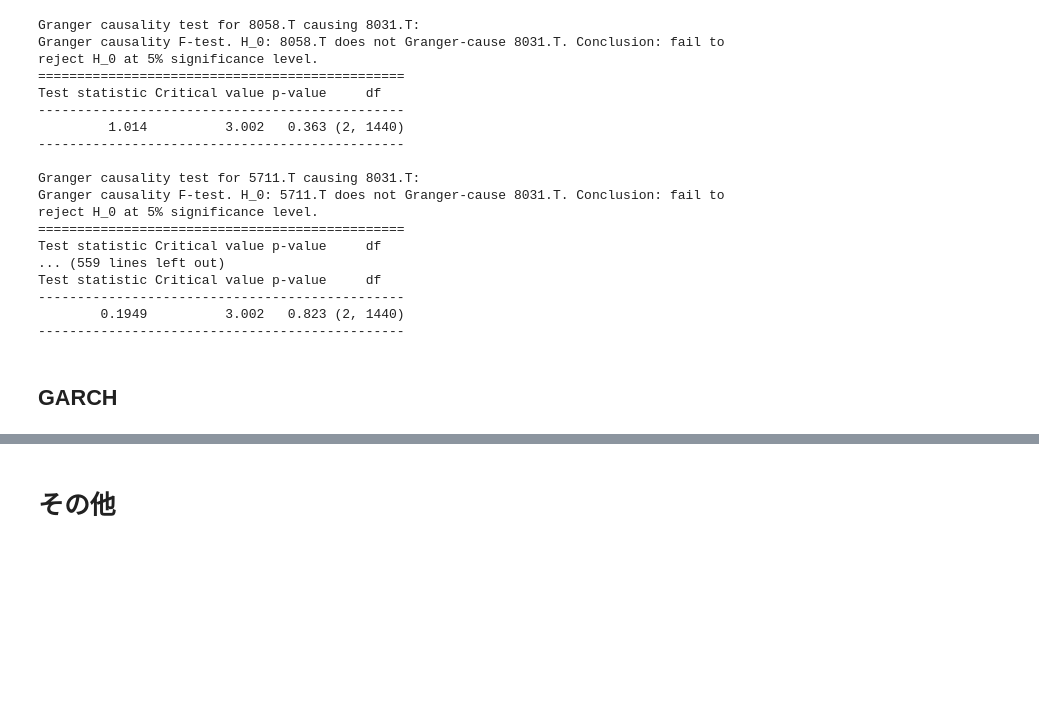
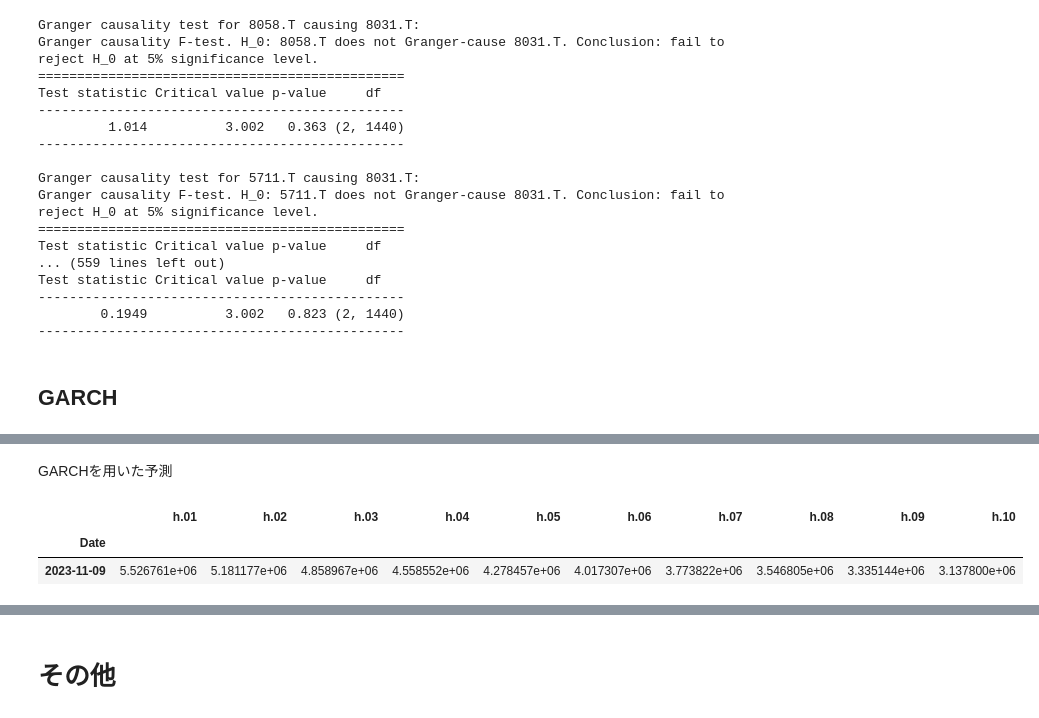
Before and after one commit to aguilarklyno/Fukuhara-Seminar, a Jupyter notebook: 23_11_24_week-05/main.ipynb, the cells around one changed output, grey strips where cells are left out. Cells and saved outputs as stored; diff of their text form; code cells hidden in the pictures; blank space fills up the shorter version.

```diff
--- a/23_11_24_week-05/main.ipynb
+++ b/23_11_24_week-05/main.ipynb
@@ -1133,0 +1202,9 @@ _temp_data_garch
+# %% [markdown]
+GARCHを用いた予測
+# %%
+forecasts = model_result.forecast(horizon=10)
+forecasts.variance[-1:]
+# %% [output]
+|  | h.01 | h.02 | h.03 | h.04 | h.05 | h.06 | h.07 | h.08 | h.09 | h.10 |
+| Date |  |  |  |  |  |  |  |  |  |  |
+| 2023-11-09 | 5.526761e+06 | 5.181177e+06 | 4.858967e+06 | 4.558552e+06 | 4.278457e+06 | 4.017307e+06 | 3.773822e+06 | 3.546805e+06 | 3.335144e+06 | 3.137800e+06 |
```
Also changed, not shown: parts of 6 cells of this notebook.
